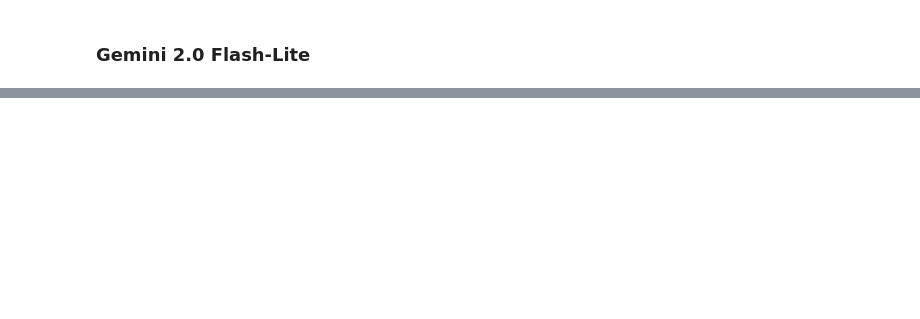
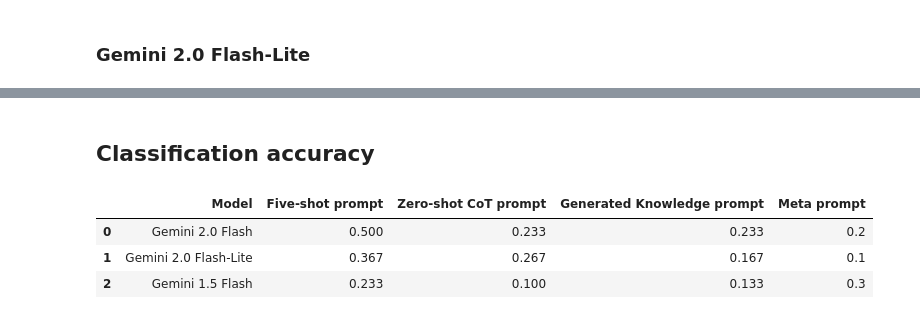
Before and after one commit to daKostych/Bachelor-Project-2025, a Jupyter notebook: llm_blog_generator/experiments/llm_blog_evaluator.ipynb, the cells around one changed output, grey strips where cells are left out. Cells and saved outputs as stored; diff of their text form; code cells hidden in the pictures; blank space fills up the shorter version.

```diff
--- a/llm_blog_generator/experiments/llm_blog_evaluator.ipynb
+++ b/llm_blog_generator/experiments/llm_blog_evaluator.ipynb
@@ -645,0 +799,17 @@ Mean Absolute Error on validation set after using verbal classification: 1.3
+# %% [markdown]
+## Classification accuracy
+# %%
+clas_eval_acc = {
+    'Model': ['Gemini 2.0 Flash', 'Gemini 2.0 Flash-Lite', 'Gemini 1.5 Flash'],
+    'Five-shot prompt': [flash_accuracy, lite_accuracy, flash1_accuracy],
+    'Zero-shot CoT prompt': [flash_cot_accuracy, lite_cot_accuracy, flash1_cot_accuracy],
+    'Generated Knowledge prompt': [flash_gk_accuracy, lite_gk_accuracy, flash1_gk_accuracy],
+    'Meta prompt': [flash_mp_accuracy, lite_mp_accuracy, flash1_mp_accuracy]
+}
+clas_eval_acc_table = pd.DataFrame(clas_eval_acc).round(3)
+clas_eval_acc_table
+# %% [output]
+|  | Model | Five-shot prompt | Zero-shot CoT prompt | Generated Knowledge prompt | Meta prompt |
+| 0 | Gemini 2.0 Flash | 0.500 | 0.233 | 0.233 | 0.2 |
+| 1 | Gemini 2.0 Flash-Lite | 0.367 | 0.267 | 0.167 | 0.1 |
+| 2 | Gemini 1.5 Flash | 0.233 | 0.100 | 0.133 | 0.3 |
```
Also changed, not shown: parts of 63 cells of this notebook.
